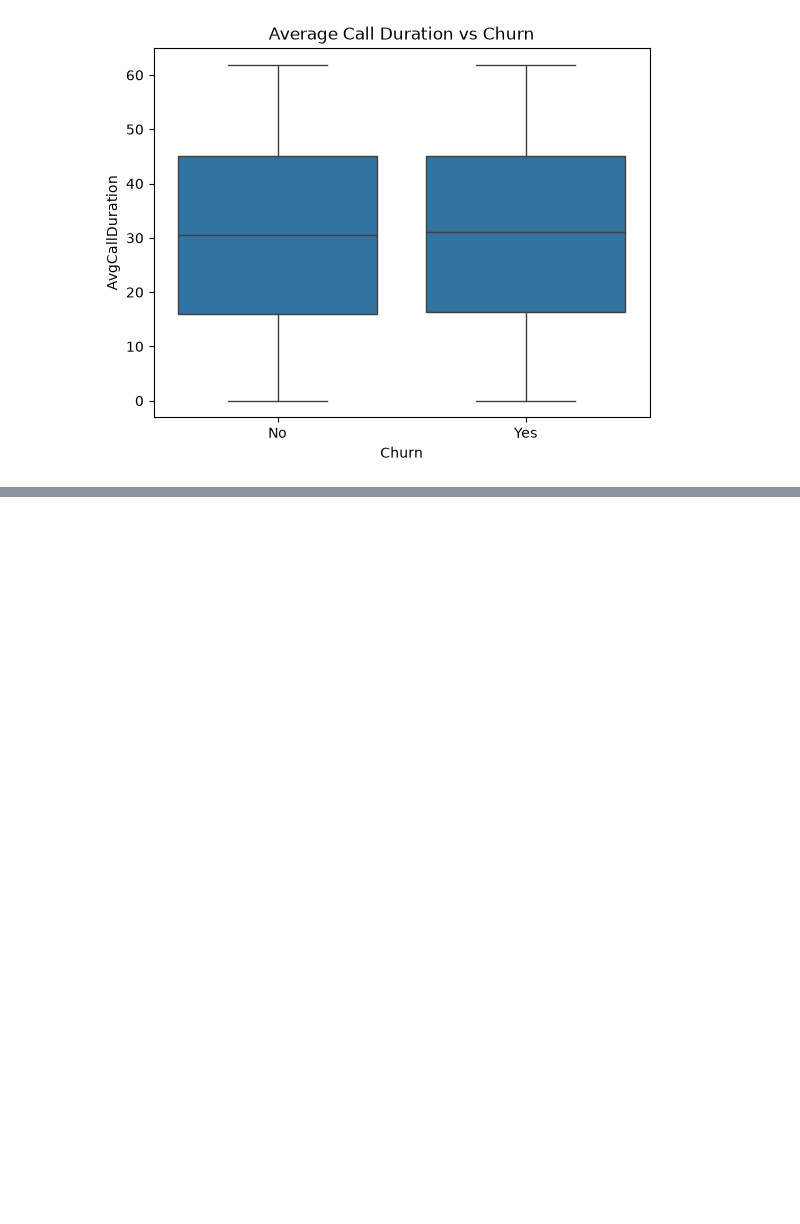
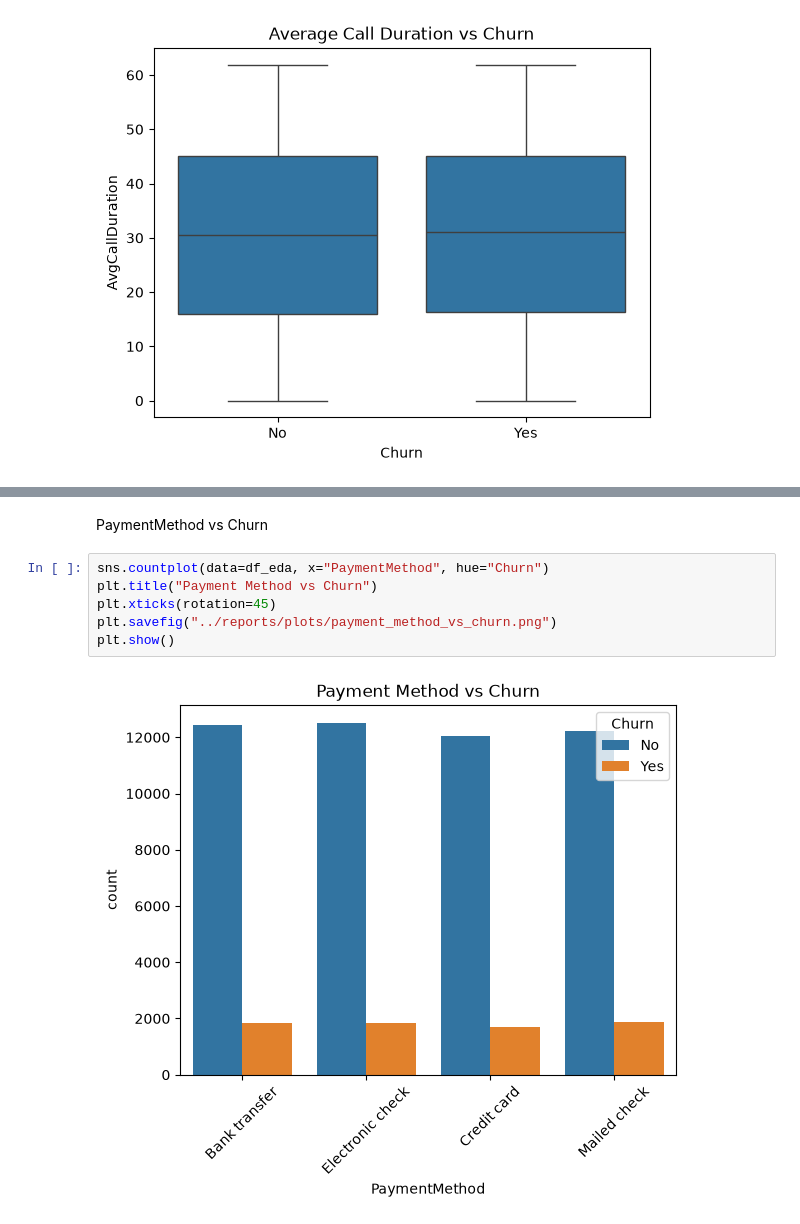
Before and after one commit to Rupesh-Mane/telecom_churn_prediction, a Jupyter notebook: notebooks/02_EDA.ipynb, the cells around one changed output, grey strips where cells are left out. Saved outputs shown, nothing was run; the diff lists cells and outputs as text; blank space fills up the shorter version.

```diff
--- a/notebooks/02_EDA.ipynb
+++ b/notebooks/02_EDA.ipynb
@@ -164,0 +208,10 @@ plt.show()
+# %% [markdown]
+PaymentMethod vs Churn
+# %%
+sns.countplot(data=df_eda, x="PaymentMethod", hue="Churn")
+plt.title("Payment Method vs Churn")
+plt.xticks(rotation=45)
+plt.savefig("../reports/plots/payment_method_vs_churn.png")
+plt.show()
+# %% [output]
+[figure, added]
```
Also changed, not shown: parts of 26 cells of this notebook.
